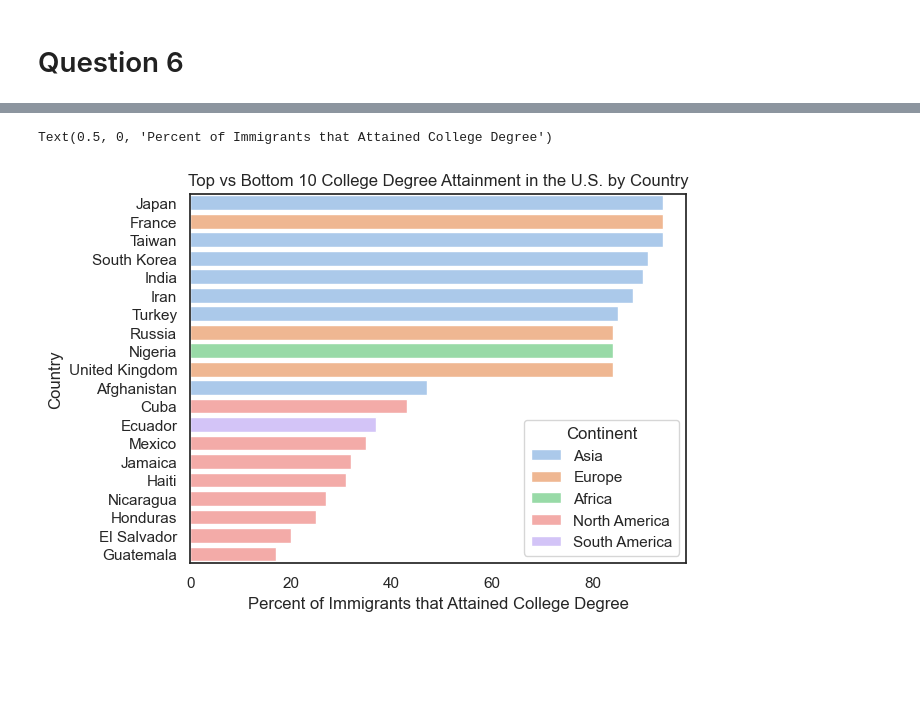
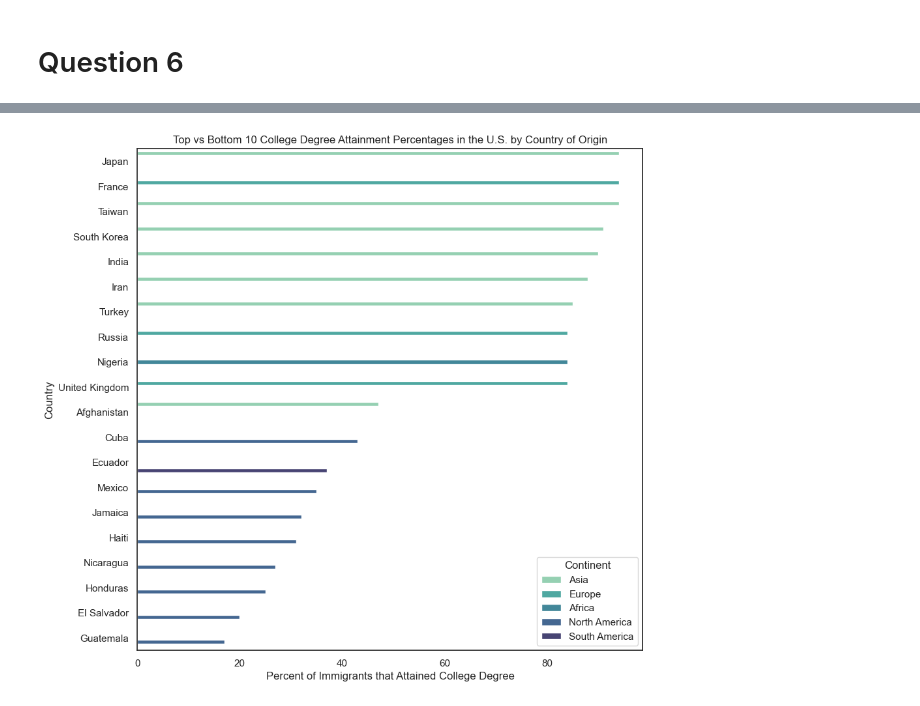
Before and after one commit to MaxB5282/Capstone, a Jupyter notebook: data/data exploration.ipynb, the cells around one changed output, grey strips where cells are left out. Cells and saved outputs as stored; diff of their text form; code cells hidden in the pictures; blank space fills up the shorter version.

Commit message:
Fixed visuals for poster

```diff
--- a/data/data exploration.ipynb
+++ b/data/data exploration.ipynb
@@ -265,0 +279,11 @@ plt.show()
+# %%
+sns.lineplot(group_plot, x='variable', y='value').set(xlabel='Year', ylabel='Number of Green Cards Issued', title='Number of Green Cards Admitted by U.S. 1999-2022')
+
+sns.set(style="white", palette="mako_r", rc={"lines.linewidth": 2.5})
+
+plt.gca().xaxis.set_major_locator(plt.MultipleLocator(5))
+
+plt.xticks(rotation=45)
+
+# Show the plot
+plt.show()
@@ -439,20 +470,3 @@ refugees_clean
 | 49 | 2024* | 125000.0 | 21790.0 |
 # %%
 refugees_melted = pd.melt(refugees_clean, id_vars='Year', var_name='Variable', value_name='Value')
-# %%
-sns.set(style="white", palette="pastel", rc={"lines.linewidth": 2.5})
-plt.figure(figsize=(10, 6))
-line_plot = sns.lineplot(x='Year', y='Value', hue='Variable', marker='o', data=refugees_melted)
-
-# Set plot labels and title
-line_plot.set(xlabel='Year', ylabel='Value', title='Number of Admitted Refugees into the U.S. v.s. Annual Ceiling of Refugees')
-
-plt.gca().xaxis.set_major_locator(plt.MultipleLocator(5))
-
-plt.xticks(rotation=45)
-
-# Format the y-axis labels with commas
-line_plot.yaxis.set_major_formatter(FuncFormatter(lambda x, _: '{:,}'.format(int(x))))
-
-# Show the plot
-plt.show()
@@ -685,9 +839,13 @@ frames = (education_top_5, education_bot_5)
 
 education_plot = pd.concat(frames)
 # %%
-sns.barplot(data=education_plot, y='Country', x='Some_college_degree', hue='Continent').set_title('Top vs Bottom 10 College Degree Attainment in the U.S. by Country')
+# Set the figure size
+plt.figure(figsize=(10, 10))
+
+sns.barplot(data=education_plot, y='Country', x='Some_college_degree', hue='Continent').set_title('Top vs Bottom 10 College Degree Attainment Percentages in the U.S. by Country of Origin')
 
 plt.xlabel('Percent of Immigrants that Attained College Degree')
+
+plt.show()
 # %% [output]
-Text(0.5, 0, 'Percent of Immigrants that Attained College Degree')
-[figure, old version]
+[figure, new version]
```
Also changed, not shown: parts of 14 cells of this notebook.
